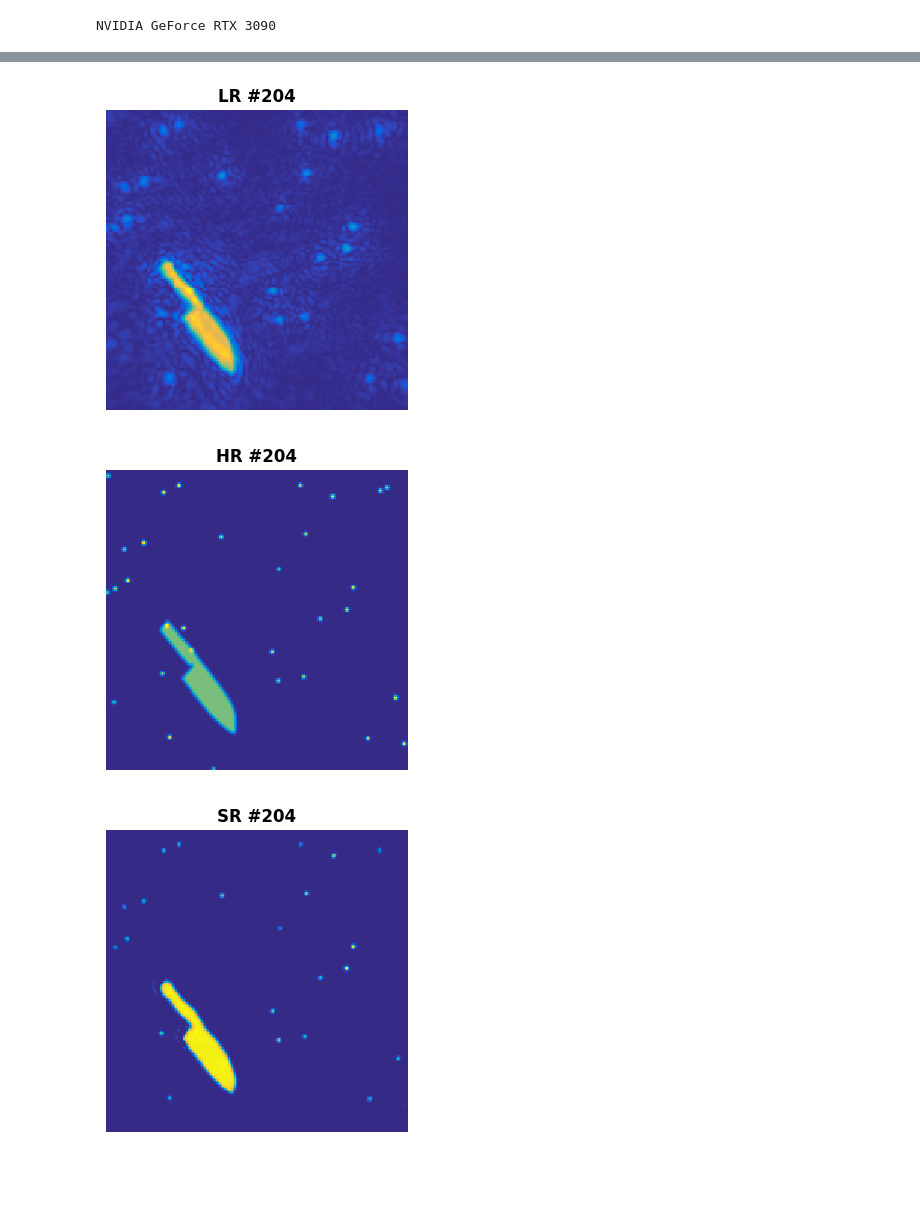
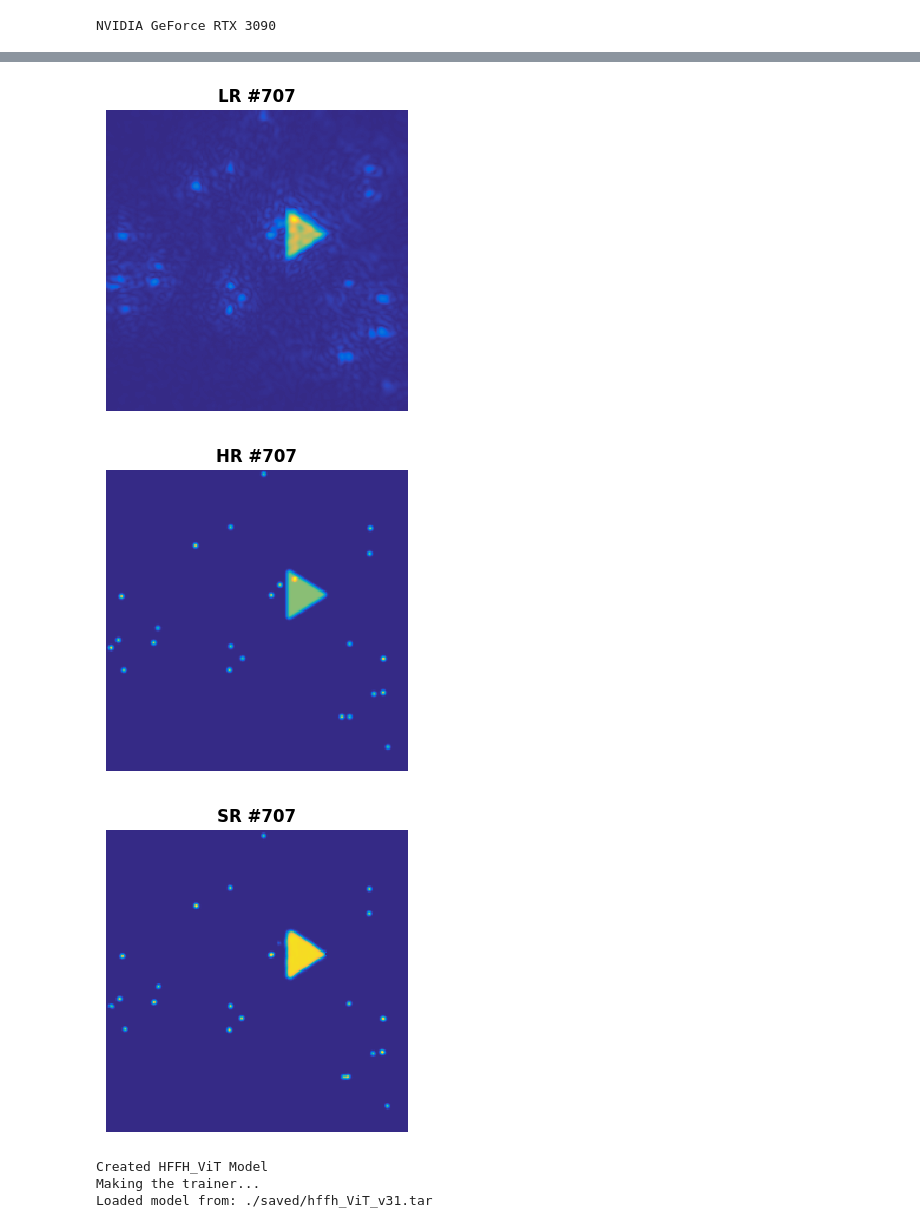
Before and after one commit to josiahwsmith10/hybrid-freehand-imaging-ViT, a Jupyter notebook: hybrid-freehand-imaging-ViT.ipynb, the cells around one changed output, grey strips where cells are left out. Drawn from its saved outputs; the diff is of its cells as text; code cells hidden in the pictures; blank space fills up the shorter version.

```diff
--- a/hybrid-freehand-imaging-ViT.ipynb
+++ b/hybrid-freehand-imaging-ViT.ipynb
@@ -14,12 +14,12 @@ args = {}
 # model
 args['precision'] = "single"
 args['device'] = torch.device("cuda:0")
-args['image_size'] = (200, 200)
-args['patch_size'] = (20, 20)
-#args['dims'] = [4, 8, 16]
-args['dims'] = [96, 120, 144]
+args['image_size'] = (256, 256)
+args['patch_size'] = (16, 16)
+args['dims'] = [8, 8, 16]
+#args['dims'] = [96, 120, 144]
 #the last channel argument determines the amount of output channels. SET = 1
-args['channels'] = [16, 16, 16, 16, 16, 16, 16, 16, 16, 16, 1]
+args['channels'] = [16, 16, 16, 16, 16, 16, 16, 16, 32, 32, 1]
 #args['channels'] = 16
 #args['channels'] = [16, 32, 48, 48, 64, 64, 80, 80, 96, 96, 1]
 args['expansion'] = 1
@@ -34,13 +34,14 @@ args['loss'] = "1*L1"  # loss functions separated by '+', each loss function has
 args['optimizer'] = "ADAM"
 args['lr'] = 1e-4
 args['weight_decay'] = 0
-args['decay'] = "10-20-30-50-75-100-150-200"   # Decay milestones
+#args['decay'] = "10-20-30-50-75-100-150-200"   # Decay milestones
+args['decay'] = "30"   # Decay milestones
 args['gamma'] = 0.5     # Decay factor at each milestone
 args['betas'] = (0.9, 0.999)
 args['epsilon'] = 1e-8
 args['print_every'] = 0 # 0 = never
 args['epochs'] = 1e8
-args['batch_size'] = 8
+args['batch_size'] = 2
 # %% [output]
 NVIDIA GeForce RTX 3090
 # %%
@@ -83,16 +88,20 @@ BPA  RMSE: 0.044
 RMA  PSNR: 10.158
 RMA  RMSE: 0.276
 # %%
-d.test_net(m, args)
+d.test_net(m, args, 707)
 # %% [output]
-[figure, old version]
+[figure, new version]
-[figure, old version]
+[figure, new version]
-[figure, old version]
+[figure, new version]
 # %%
 d.preview()
 # %%
 s = Saver()
-args, m, l, t = s.Load(d, HFFH_ViT, Loss, Trainer, "./saved/hffh_ViT_v2.tar")
+args, m, l, t = s.Load(d, HFFH_ViT, Loss, Trainer, "./saved/hffh_ViT_v31.tar")
+# %% [output]
+Created HFFH_ViT Model
+Making the trainer...
+Loaded model from: ./saved/hffh_ViT_v31.tar
 # %%
 l.plot_loss("./", 350)
 # %%
```
Also changed, not shown: parts of 8 cells of this notebook, 37 other files.
